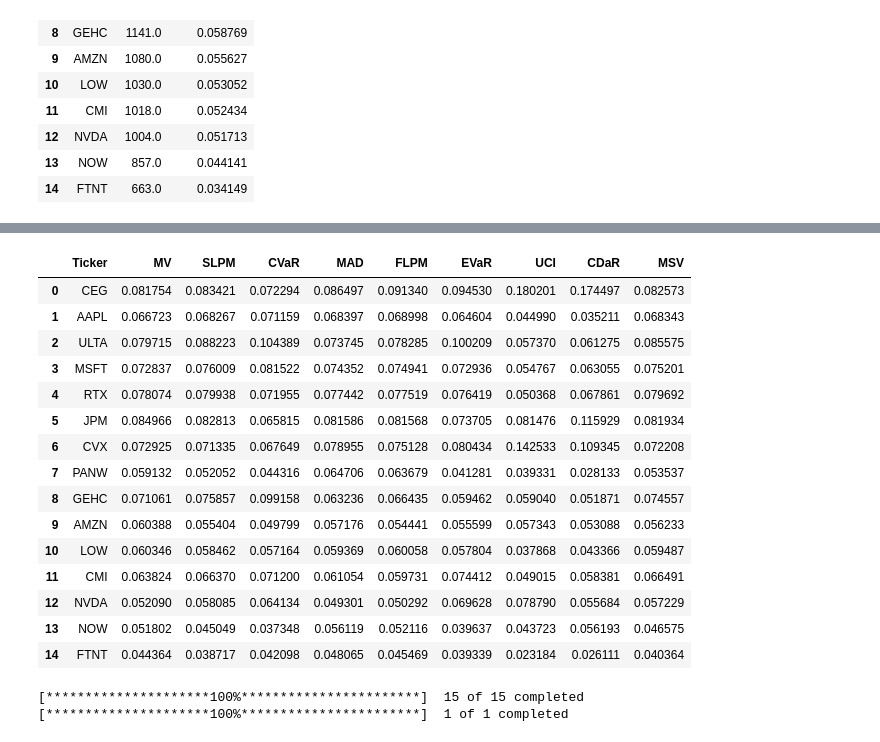
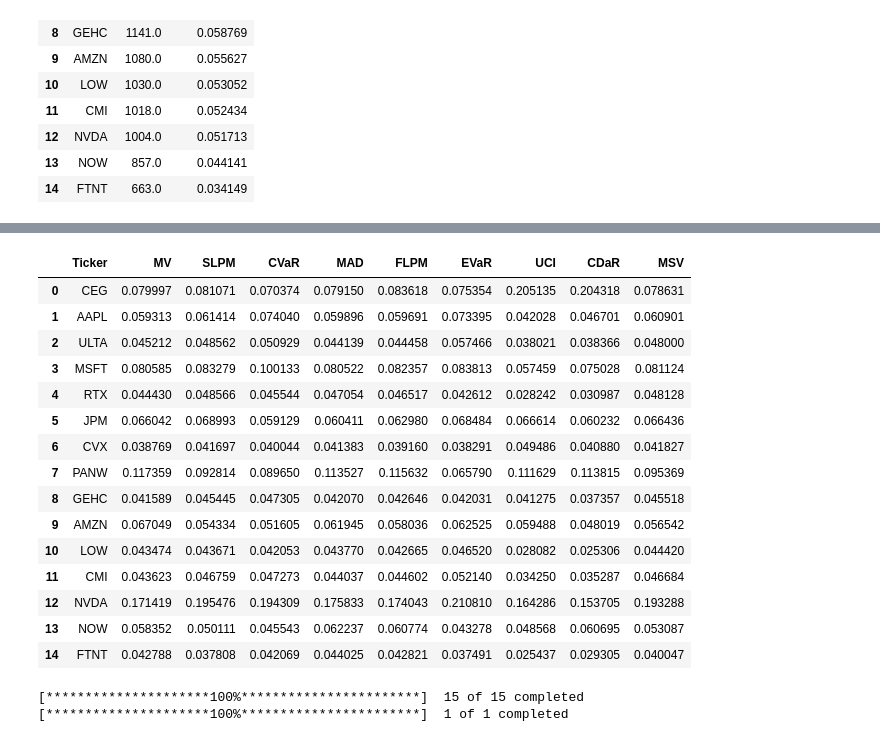
Before and after one commit to AdamCalJohnson/QuantFinance, a Jupyter notebook: Portfolio Optimization/risk_parity_portfolio_optimization.ipynb, the cells around one changed output, grey strips where cells are left out. Saved outputs shown, nothing was run; the diff lists cells and outputs as text; code cells hidden in the pictures.

```diff
--- a/Portfolio Optimization/risk_parity_portfolio_optimization.ipynb
+++ b/Portfolio Optimization/risk_parity_portfolio_optimization.ipynb
@@ -74,46 +74,46 @@ NaN values found in: GEHC.  Backfilling data
 # %%
 risk_measures = ['MV', 'SLPM', 'CVaR','MAD','FLPM','EVaR','UCI','CDaR','MSV']
 
 weights = pd.DataFrame([])
 
 # Create an instance of the Portfolio class
 P = rp.Portfolio(returns=returns,)
 
 # Define constraints
 P.assets_stats(method_mu='hist', method_cov='hist', d=0.94)
 
-P.lowerret = 0.0010
+P.lowerret = 0.0020
 
 for rm in risk_measures:
 
     w_rp = P.rp_optimization(model='Classic', rm = rm, b=None)
 
     weights = pd.concat([weights, w_rp], axis=1)
 
 weights.columns = risk_measures
 
 weights_deindex = weights.reset_index()
 
 weights_deindex.rename(columns={'index':'Ticker'}, inplace=True )
 
 weights_deindex
 # %% [output]
 |  | Ticker | MV | SLPM | CVaR | MAD | FLPM | EVaR | UCI | CDaR | MSV |
-| 0 | CEG | 0.081754 | 0.083421 | 0.072294 | 0.086497 | 0.091340 | 0.094530 | 0.180201 | 0.174497 | 0.082573 |
-| 1 | AAPL | 0.066723 | 0.068267 | 0.071159 | 0.068397 | 0.068998 | 0.064604 | 0.044990 | 0.035211 | 0.068343 |
-| 2 | ULTA | 0.079715 | 0.088223 | 0.104389 | 0.073745 | 0.078285 | 0.100209 | 0.057370 | 0.061275 | 0.085575 |
-| 3 | MSFT | 0.072837 | 0.076009 | 0.081522 | 0.074352 | 0.074941 | 0.072936 | 0.054767 | 0.063055 | 0.075201 |
-| 4 | RTX | 0.078074 | 0.079938 | 0.071955 | 0.077442 | 0.077519 | 0.076419 | 0.050368 | 0.067861 | 0.079692 |
-| 5 | JPM | 0.084966 | 0.082813 | 0.065815 | 0.081586 | 0.081568 | 0.073705 | 0.081476 | 0.115929 | 0.081934 |
-| 6 | CVX | 0.072925 | 0.071335 | 0.067649 | 0.078955 | 0.075128 | 0.080434 | 0.142533 | 0.109345 | 0.072208 |
-| 7 | PANW | 0.059132 | 0.052052 | 0.044316 | 0.064706 | 0.063679 | 0.041281 | 0.039331 | 0.028133 | 0.053537 |
-| 8 | GEHC | 0.071061 | 0.075857 | 0.099158 | 0.063236 | 0.066435 | 0.059462 | 0.059040 | 0.051871 | 0.074557 |
-| 9 | AMZN | 0.060388 | 0.055404 | 0.049799 | 0.057176 | 0.054441 | 0.055599 | 0.057343 | 0.053088 | 0.056233 |
-| 10 | LOW | 0.060346 | 0.058462 | 0.057164 | 0.059369 | 0.060058 | 0.057804 | 0.037868 | 0.043366 | 0.059487 |
-| 11 | CMI | 0.063824 | 0.066370 | 0.071200 | 0.061054 | 0.059731 | 0.074412 | 0.049015 | 0.058381 | 0.066491 |
-| 12 | NVDA | 0.052090 | 0.058085 | 0.064134 | 0.049301 | 0.050292 | 0.069628 | 0.078790 | 0.055684 | 0.057229 |
-| 13 | NOW | 0.051802 | 0.045049 | 0.037348 | 0.056119 | 0.052116 | 0.039637 | 0.043723 | 0.056193 | 0.046575 |
-| 14 | FTNT | 0.044364 | 0.038717 | 0.042098 | 0.048065 | 0.045469 | 0.039339 | 0.023184 | 0.026111 | 0.040364 |
+| 0 | CEG | 0.079997 | 0.081071 | 0.070374 | 0.079150 | 0.083618 | 0.075354 | 0.205135 | 0.204318 | 0.078631 |
+| 1 | AAPL | 0.059313 | 0.061414 | 0.074040 | 0.059896 | 0.059691 | 0.073395 | 0.042028 | 0.046701 | 0.060901 |
+| 2 | ULTA | 0.045212 | 0.048562 | 0.050929 | 0.044139 | 0.044458 | 0.057466 | 0.038021 | 0.038366 | 0.048000 |
+| 3 | MSFT | 0.080585 | 0.083279 | 0.100133 | 0.080522 | 0.082357 | 0.083813 | 0.057459 | 0.075028 | 0.081124 |
+| 4 | RTX | 0.044430 | 0.048566 | 0.045544 | 0.047054 | 0.046517 | 0.042612 | 0.028242 | 0.030987 | 0.048128 |
+| 5 | JPM | 0.066042 | 0.068993 | 0.059129 | 0.060411 | 0.062980 | 0.068484 | 0.066614 | 0.060232 | 0.066436 |
+| 6 | CVX | 0.038769 | 0.041697 | 0.040044 | 0.041383 | 0.039160 | 0.038291 | 0.049486 | 0.040880 | 0.041827 |
+| 7 | PANW | 0.117359 | 0.092814 | 0.089650 | 0.113527 | 0.115632 | 0.065790 | 0.111629 | 0.113815 | 0.095369 |
+| 8 | GEHC | 0.041589 | 0.045445 | 0.047305 | 0.042070 | 0.042646 | 0.042031 | 0.041275 | 0.037357 | 0.045518 |
+| 9 | AMZN | 0.067049 | 0.054334 | 0.051605 | 0.061945 | 0.058036 | 0.062525 | 0.059488 | 0.048019 | 0.056542 |
+| 10 | LOW | 0.043474 | 0.043671 | 0.042053 | 0.043770 | 0.042665 | 0.046520 | 0.028082 | 0.025306 | 0.044420 |
+| 11 | CMI | 0.043623 | 0.046759 | 0.047273 | 0.044037 | 0.044602 | 0.052140 | 0.034250 | 0.035287 | 0.046684 |
+| 12 | NVDA | 0.171419 | 0.195476 | 0.194309 | 0.175833 | 0.174043 | 0.210810 | 0.164286 | 0.153705 | 0.193288 |
+| 13 | NOW | 0.058352 | 0.050111 | 0.045543 | 0.062237 | 0.060774 | 0.043278 | 0.048568 | 0.060695 | 0.053087 |
+| 14 | FTNT | 0.042788 | 0.037808 | 0.042069 | 0.044025 | 0.042821 | 0.037491 | 0.025437 | 0.029305 | 0.040047 |
 # %%
 scope = ['https://spreadsheets.google.com/feeds','https://www.googleapis.com/auth/spreadsheets','https://www.googleapis.com/auth/drive.file','https://www.googleapis.com/auth/drive']
 
```
Also changed, not shown: parts of 7 cells of this notebook, 1 other file.
